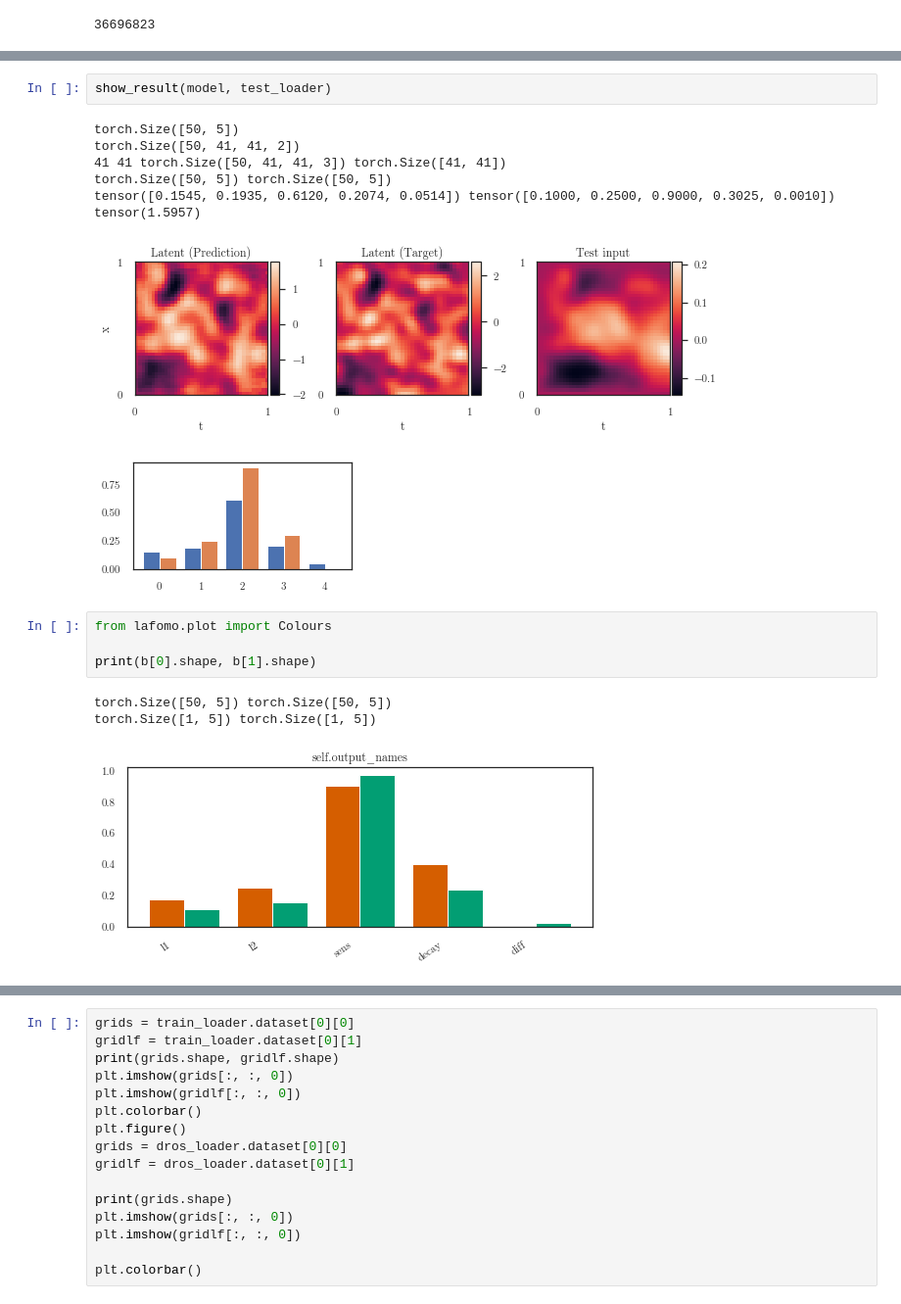
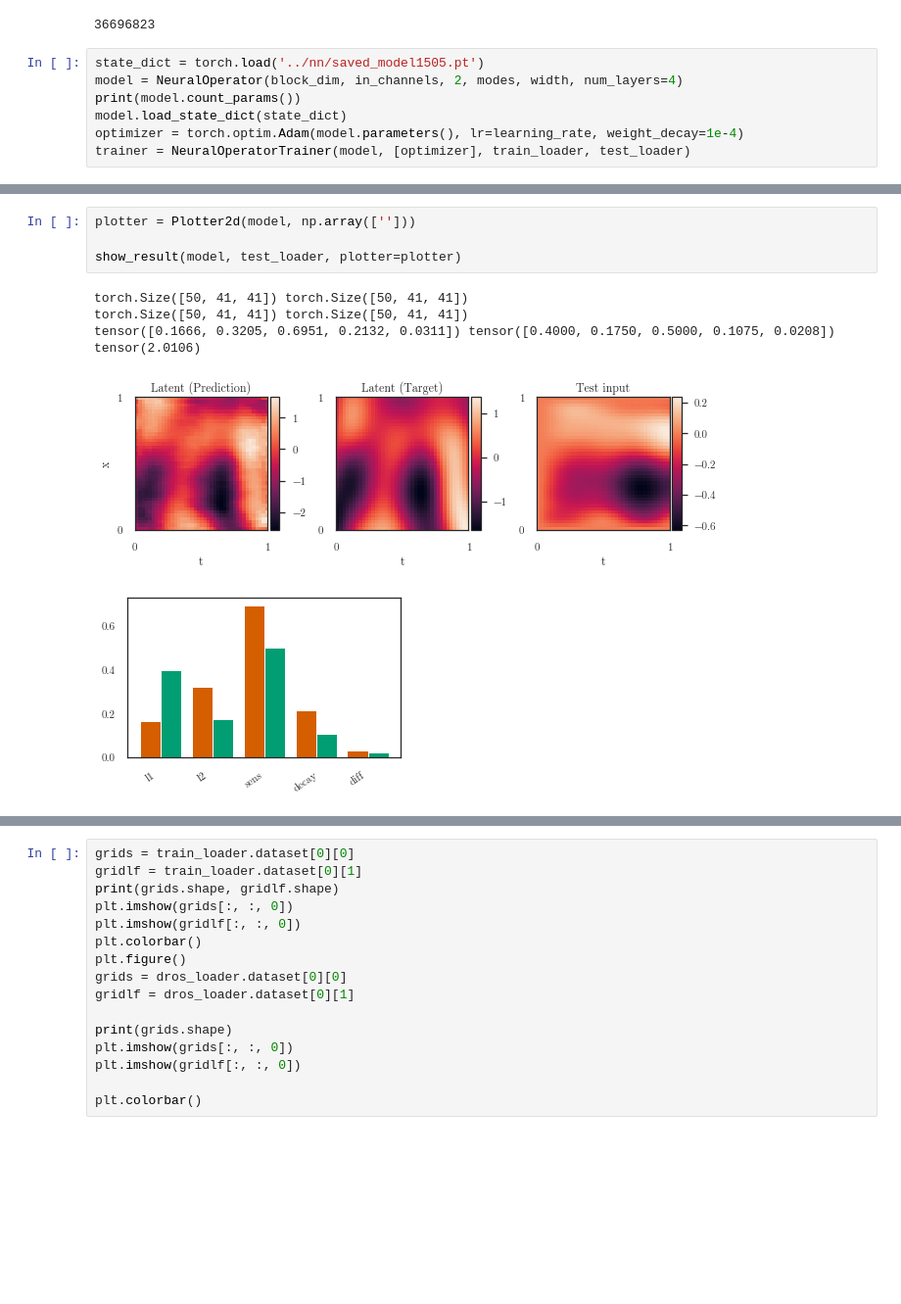
Before and after one commit to mossjacob/alfi, a Jupyter notebook: docs/notebooks/nn/lfo_2d.ipynb, the cells around one changed output, grey strips where cells are left out. Shown: that part at 98% size. Saved outputs shown, nothing was run; the diff lists cells and outputs as text; blank space fills up the shorter version.

```diff
--- a/docs/notebooks/nn/lfo_2d.ipynb
+++ b/docs/notebooks/nn/lfo_2d.ipynb
@@ -81,3 +82,10 @@ optimizer = torch.optim.Adam(model.parameters(), lr=learning_rate, weight_decay=
 trainer = NeuralOperatorTrainer(model, [optimizer], train_loader, test_loader)
 # %% [output]
 36696823
+# %%
+state_dict = torch.load('../nn/saved_model1505.pt')
+model = NeuralOperator(block_dim, in_channels, 2, modes, width, num_layers=4)
+print(model.count_params())
+model.load_state_dict(state_dict)
+optimizer = torch.optim.Adam(model.parameters(), lr=learning_rate, weight_decay=1e-4)
+trainer = NeuralOperatorTrainer(model, [optimizer], train_loader, test_loader)
@@ -148,23 +146,15 @@ plot_double_bar(b[0][0:1],
     # from lafomo.utilities.torch import smse, q2
     # print(y.shape, f_mean_test.shape)
     # print(smse(y_target, f_mean_test).shape)
-# %%
-show_result(model, test_loader)
-# %% [output]
-torch.Size([50, 5])
-torch.Size([50, 41, 41, 2])
-41 41 torch.Size([50, 41, 41, 3]) torch.Size([41, 41])
-torch.Size([50, 5]) torch.Size([50, 5])
-tensor([0.1545, 0.1935, 0.6120, 0.2074, 0.0514]) tensor([0.1000, 0.2500, 0.9000, 0.3025, 0.0010])
-tensor(1.5957)
-[figure, removed]
-[figure, removed]
-# %%
-from lafomo.plot import Colours
-
-print(b[0].shape, b[1].shape)
-# %% [output]
-torch.Size([50, 5]) torch.Size([50, 5])
-torch.Size([1, 5]) torch.Size([1, 5])
-[figure, removed]
+# %%
+plotter = Plotter2d(model, np.array(['']))
+
+show_result(model, test_loader, plotter=plotter)
+# %% [output]
+torch.Size([50, 41, 41]) torch.Size([50, 41, 41])
+torch.Size([50, 41, 41]) torch.Size([50, 41, 41])
+tensor([0.1666, 0.3205, 0.6951, 0.2132, 0.0311]) tensor([0.4000, 0.1750, 0.5000, 0.1075, 0.0208])
+tensor(2.0106)
+[figure, added]
+[figure, added]
 # %%
```
Also changed, not shown: parts of 7 cells of this notebook, 10 other files.
